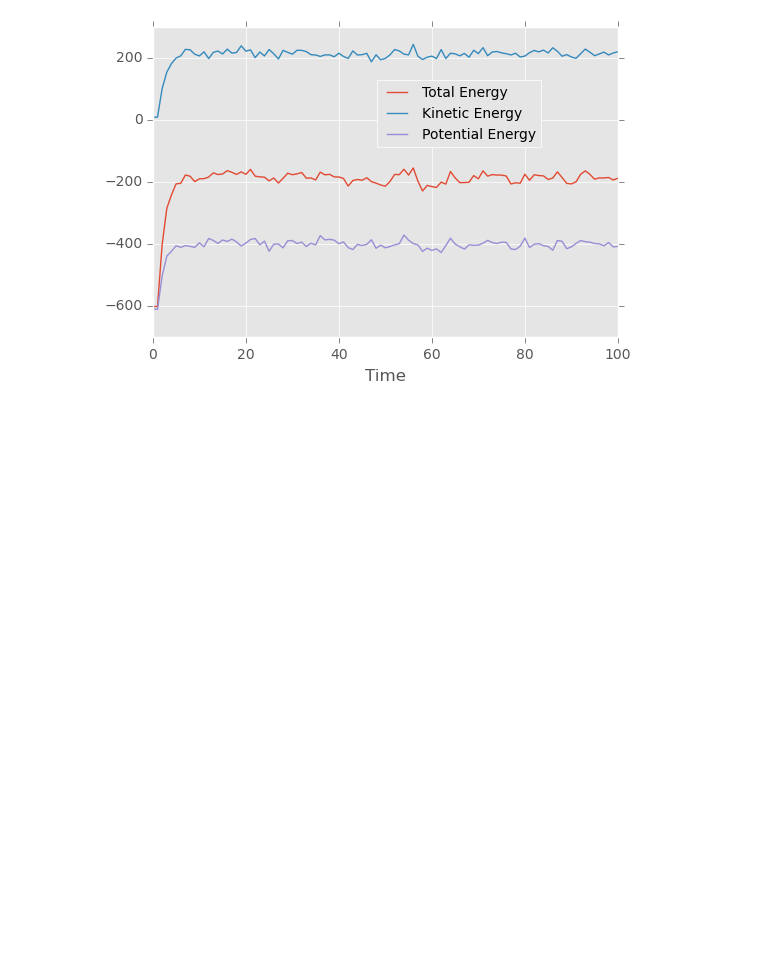
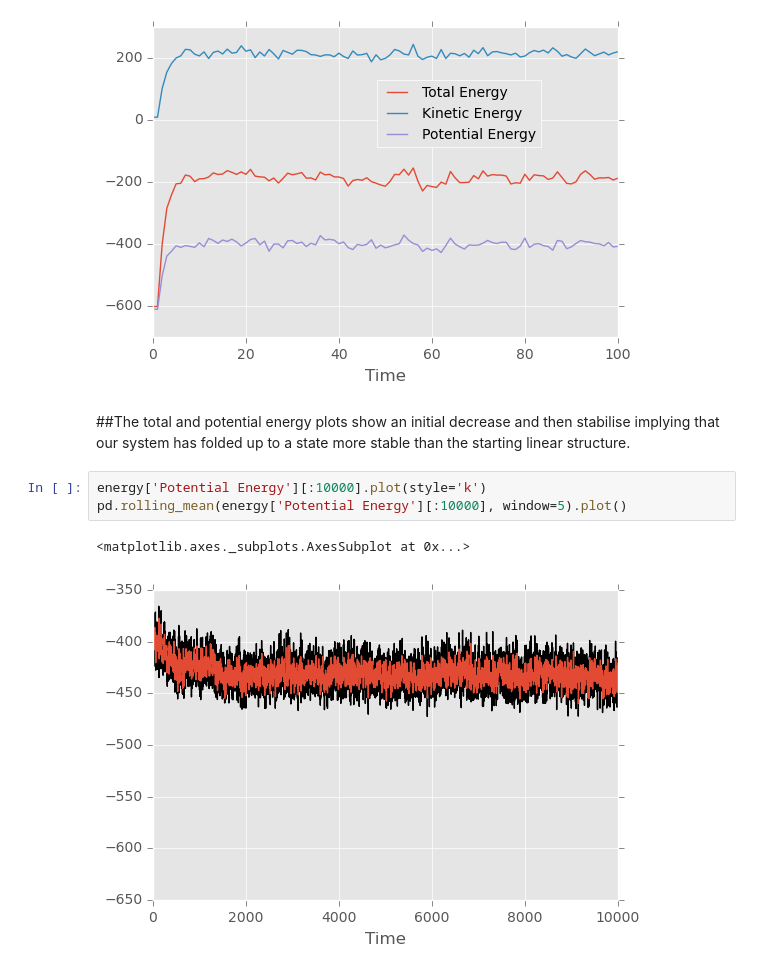
Before and after one commit to mchelem/trp-cage-md-simulation, a Jupyter notebook: Trp-Cage Peptide Molecular Dynamics - Temperature and Energies.ipynb, the cells around one changed output. Saved outputs shown, nothing was run; the diff lists cells and outputs as text; blank space fills up the shorter version.

Commit message:
Add rolling mean to potential energy

```diff
--- a/Trp-Cage Peptide Molecular Dynamics - Temperature and Energies.ipynb
+++ b/Trp-Cage Peptide Molecular Dynamics - Temperature and Energies.ipynb
@@ -118,3 +120,11 @@ fig.legend(loc='upper right', bbox_to_anchor=(0.85, 0.85))
 # %% [output]
 <matplotlib.legend.Legend at 0x...>
 [figure]
+# %% [markdown]
+##The total and potential energy plots show an initial decrease and then stabilise implying that our system has folded up to a state more stable than the starting linear structure.
+# %%
+energy['Potential Energy'][:10000].plot(style='k')
+pd.rolling_mean(energy['Potential Energy'][:10000], window=5).plot()
+# %% [output]
+<matplotlib.axes._subplots.AxesSubplot at 0x...>
+[figure, added]
```
Also changed, not shown: parts of 3 cells of this notebook, 2 other files.
